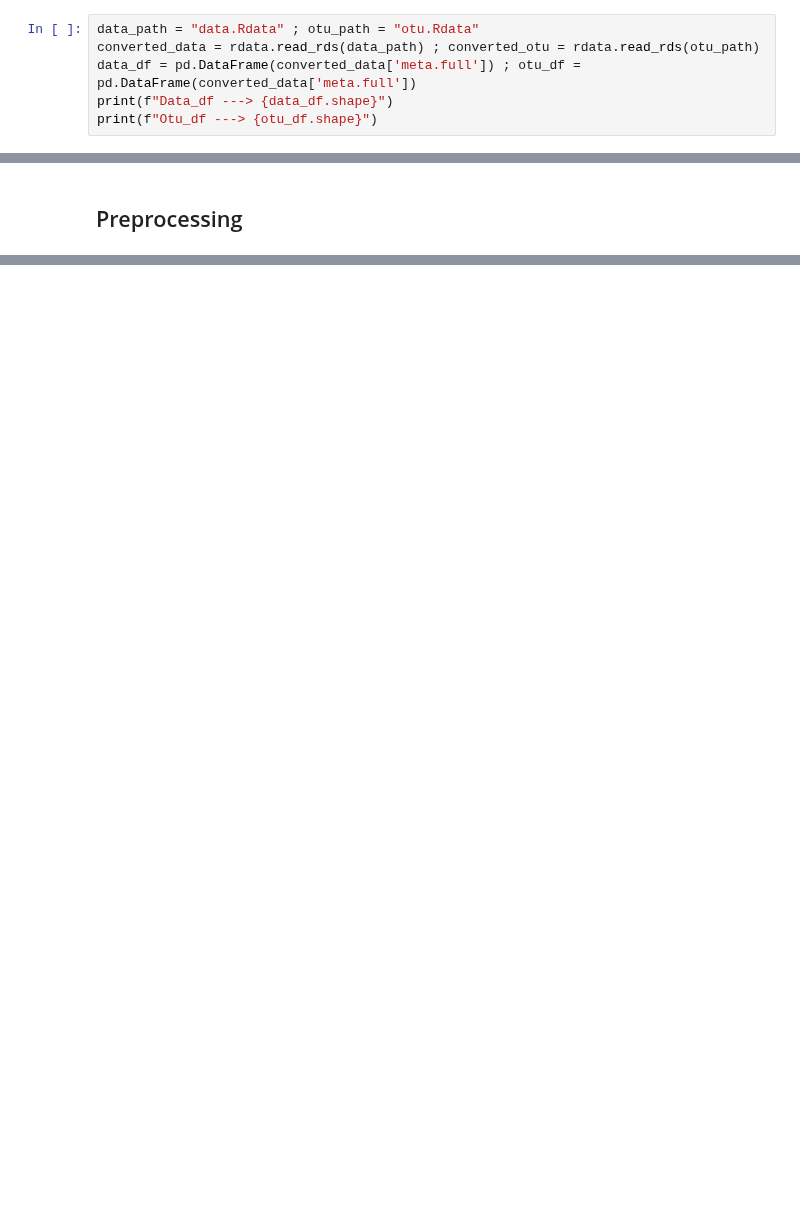
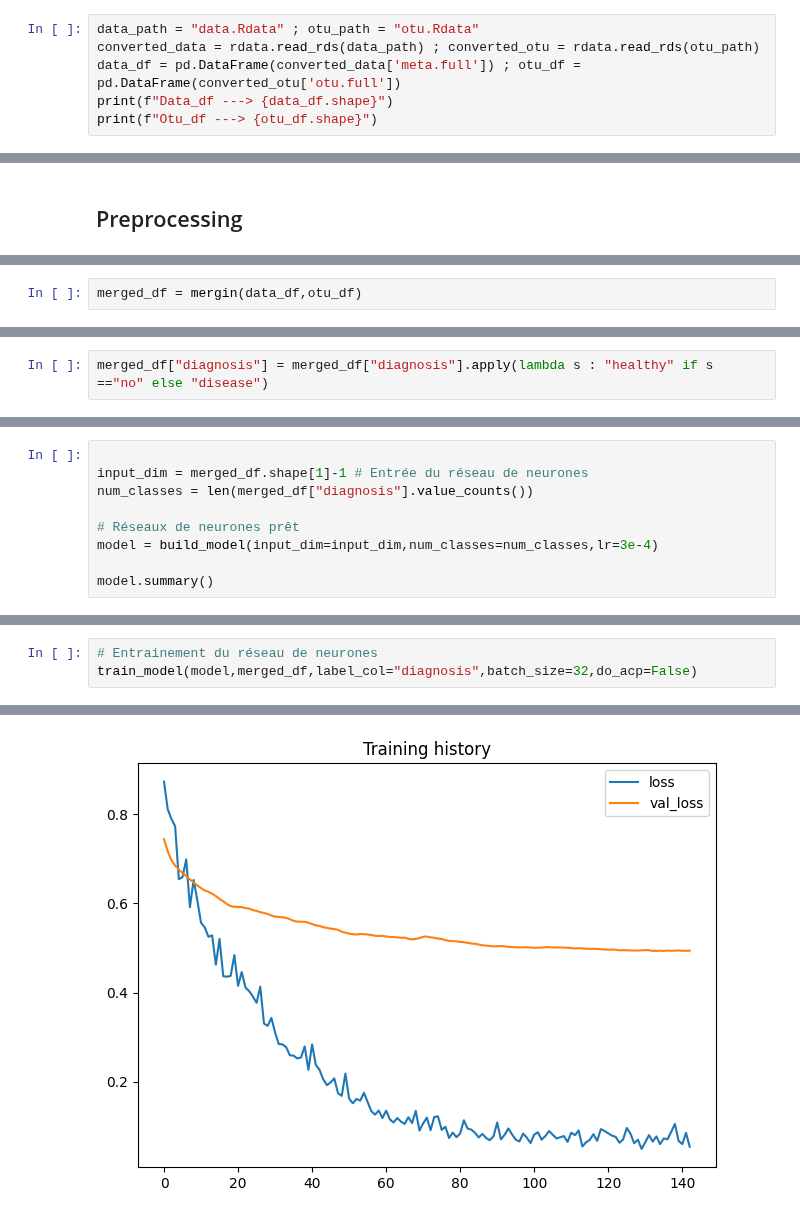
Before and after one commit to latall1017/MLB_PROJECT, a Jupyter notebook: notebook_1.ipynb, the cells around one changed output, grey strips where cells are left out. Saved outputs shown, nothing was run; the diff lists cells and outputs as text; blank space fills up the shorter version.

Commit message:
Deuxième notebook ajouté, toutes les fonctions pour les modèles sont prêts

```diff
--- a/notebook_1.ipynb
+++ b/notebook_1.ipynb
@@ -9,7 +15,7 @@ import rdata
 # %%
 data_path = "data.Rdata" ; otu_path = "otu.Rdata"
 converted_data = rdata.read_rds(data_path) ; converted_otu = rdata.read_rds(otu_path)
-data_df = pd.DataFrame(converted_data['meta.full']) ; otu_df = pd.DataFrame(converted_data['meta.full'])
+data_df = pd.DataFrame(converted_data['meta.full']) ; otu_df = pd.DataFrame(converted_otu['otu.full'])
 print(f"Data_df ---> {data_df.shape}")
 print(f"Otu_df ---> {otu_df.shape}")
 # %% [output]
@@ -87,0 +141,2 @@ data_df_clean
+# %%
+merged_df = mergin(data_df,otu_df)
@@ -87,0 +147,2 @@ data_df_clean
+# %%
+merged_df["diagnosis"] = merged_df["diagnosis"].apply(lambda s : "healthy" if s =="no" else "disease")
@@ -87,0 +151,9 @@ data_df_clean
+# %%
+
+input_dim = merged_df.shape[1]-1 # Entrée du réseau de neurones
+num_classes = len(merged_df["diagnosis"].value_counts())
+
+# Réseaux de neurones prêt
+model = build_model(input_dim=input_dim,num_classes=num_classes,lr=3e-4)
+
+model.summary()
@@ -87,0 +182,4 @@ data_df_clean
+# %%
+# Entrainement du réseau de neurones
+train_model(model,merged_df,label_col="diagnosis",batch_size=32,do_acp=False)
+# %% [output]
@@ -87,0 +203 @@ data_df_clean
+[figure, added]
```
Also changed, not shown: parts of 17 cells of this notebook, 4 other files.
